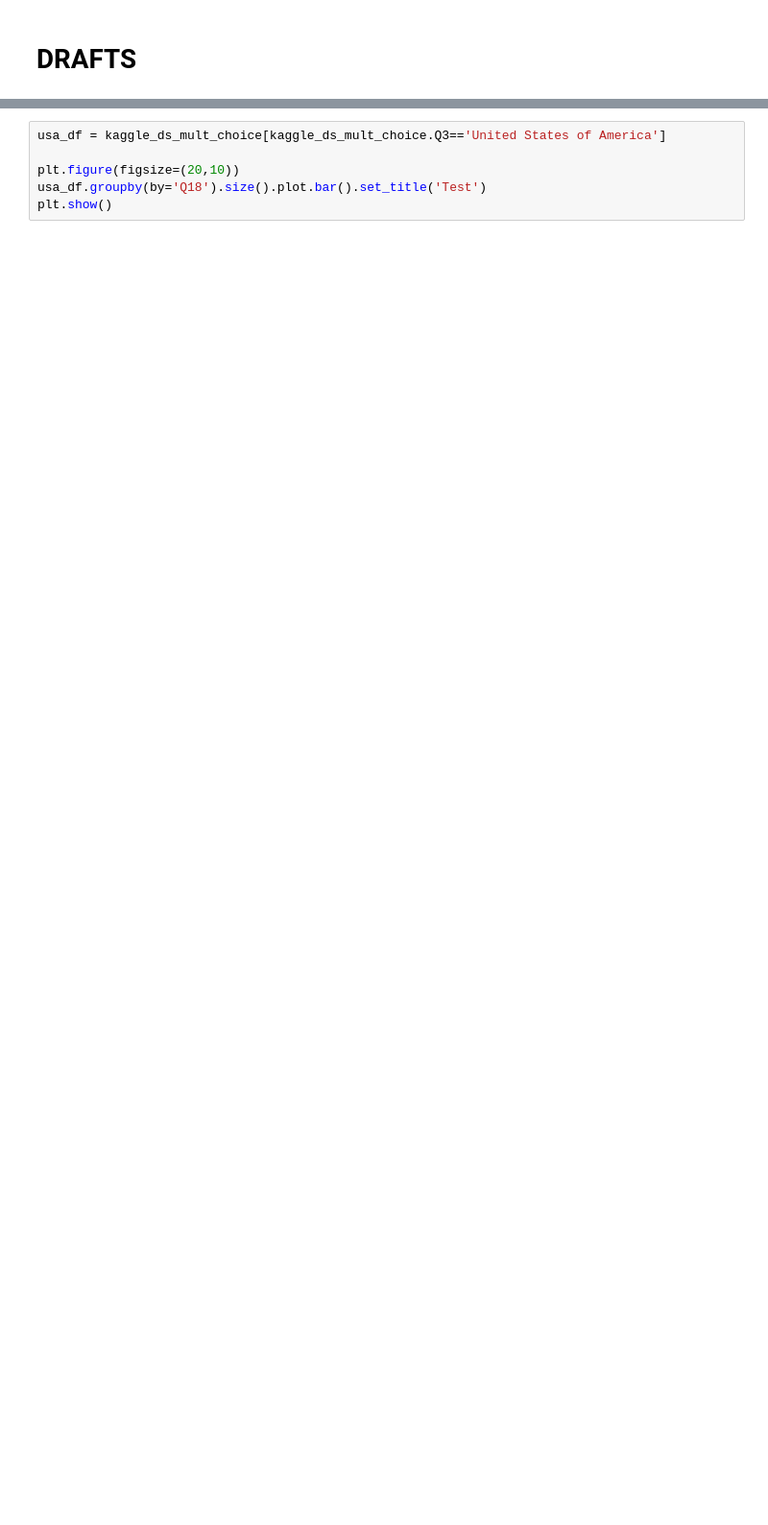
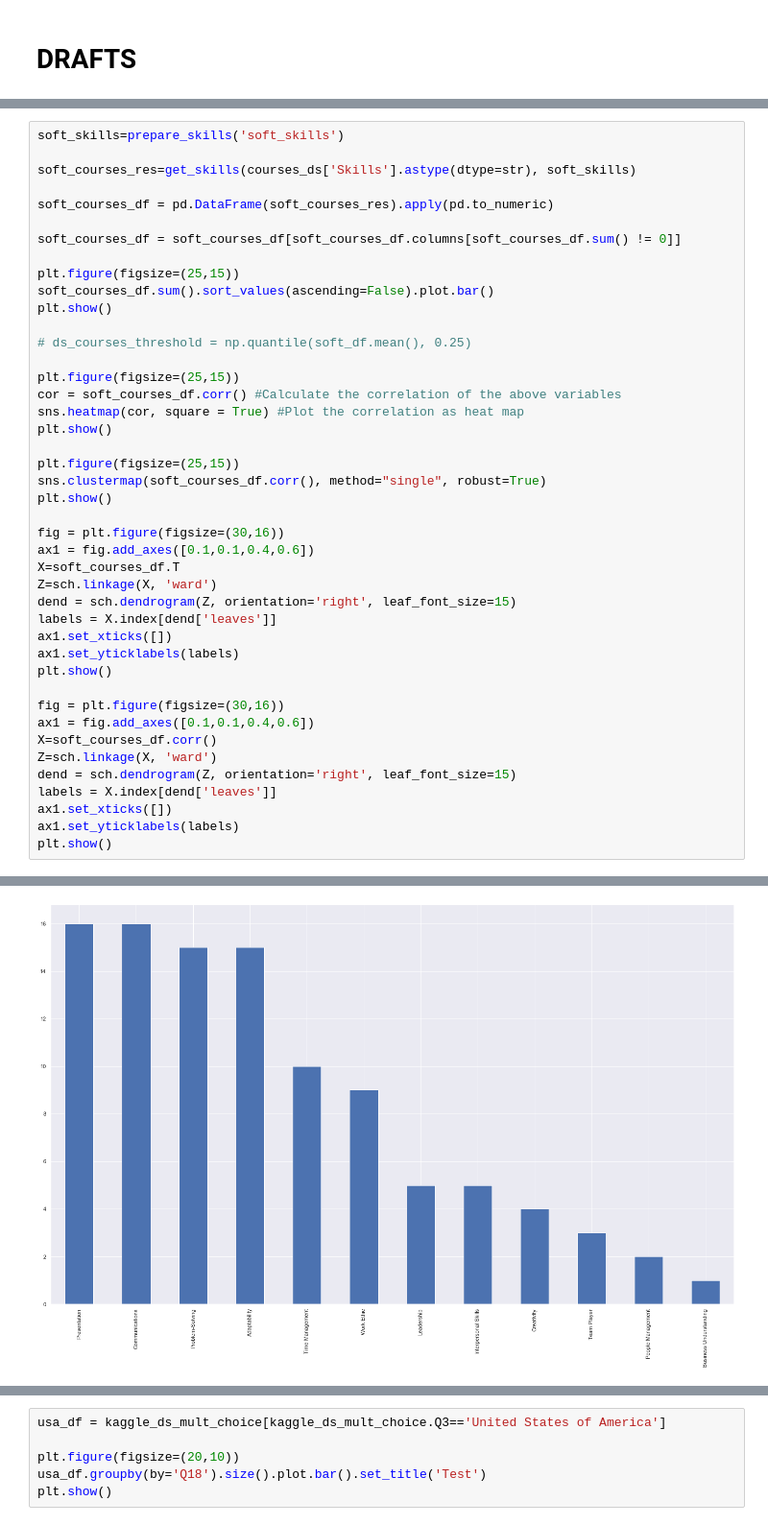
Before and after one commit to kai-wren/Intro2DS, a Jupyter notebook: Mykhaylo_Manukian_Project.ipynb, the cells around one changed output, grey strips where cells are left out. Shown at 96% size. Cells and saved outputs as stored; diff of their text form; blank space fills up the shorter version.

```diff
--- a/Mykhaylo_Manukian_Project.ipynb
+++ b/Mykhaylo_Manukian_Project.ipynb
@@ -432,0 +440,44 @@ reduced_df1 = reduced_df[reduced_df.columns[reduced_df.mean() > mean]]
+# %%
+soft_skills=prepare_skills('soft_skills')
+
+soft_courses_res=get_skills(courses_ds['Skills'].astype(dtype=str), soft_skills)
+
+soft_courses_df = pd.DataFrame(soft_courses_res).apply(pd.to_numeric)
+
+soft_courses_df = soft_courses_df[soft_courses_df.columns[soft_courses_df.sum() != 0]]
+
+plt.figure(figsize=(25,15))
+soft_courses_df.sum().sort_values(ascending=False).plot.bar()
+plt.show()
+
+# ds_courses_threshold = np.quantile(soft_df.mean(), 0.25)
+
+plt.figure(figsize=(25,15))
+cor = soft_courses_df.corr() #Calculate the correlation of the above variables
+sns.heatmap(cor, square = True) #Plot the correlation as heat map
+plt.show()
+
+plt.figure(figsize=(25,15))
+sns.clustermap(soft_courses_df.corr(), method="single", robust=True)
+plt.show()
+
+fig = plt.figure(figsize=(30,16))
+ax1 = fig.add_axes([0.1,0.1,0.4,0.6])
+X=soft_courses_df.T
+Z=sch.linkage(X, 'ward')
+dend = sch.dendrogram(Z, orientation='right', leaf_font_size=15)
+labels = X.index[dend['leaves']]
+ax1.set_xticks([])
+ax1.set_yticklabels(labels)
+plt.show()
+
+fig = plt.figure(figsize=(30,16))
+ax1 = fig.add_axes([0.1,0.1,0.4,0.6])
+X=soft_courses_df.corr()
+Z=sch.linkage(X, 'ward')
+dend = sch.dendrogram(Z, orientation='right', leaf_font_size=15)
+labels = X.index[dend['leaves']]
+ax1.set_xticks([])
+ax1.set_yticklabels(labels)
+plt.show()
+# %% [output]
@@ -432,0 +485 @@ reduced_df1 = reduced_df[reduced_df.columns[reduced_df.mean() > mean]]
+[figure, added]
```
Also changed, not shown: parts of 8 cells of this notebook, 1 other file.
